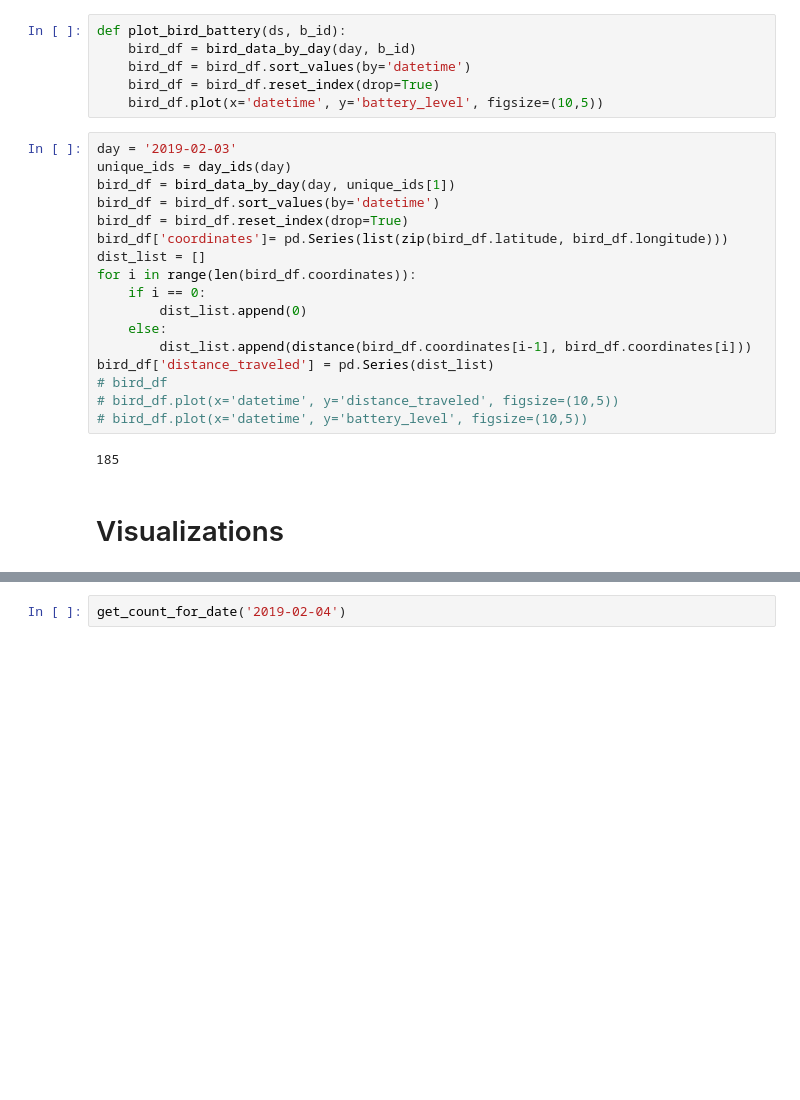
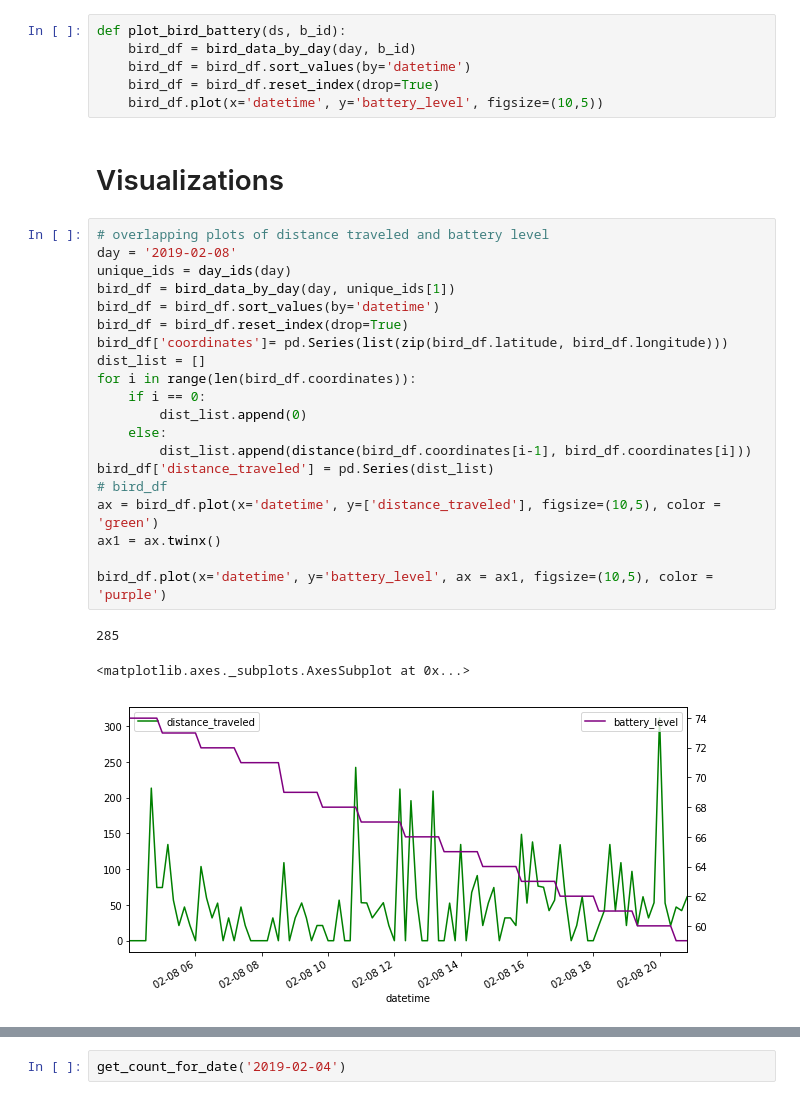
Before and after one commit to brandonapon/birdwatcher, a Jupyter notebook: src/trend_analysis/ride_time_trends.ipynb, the cells around one changed output, grey strips where cells are left out. Cells and saved outputs as stored; diff of their text form; blank space fills up the shorter version.

Commit message:
new visualizations

```diff
--- a/src/trend_analysis/ride_time_trends.ipynb
+++ b/src/trend_analysis/ride_time_trends.ipynb
@@ -77,24 +78,29 @@ def plot_bird_battery(ds, b_id):
     bird_df = bird_df.sort_values(by='datetime')
     bird_df = bird_df.reset_index(drop=True)
     bird_df.plot(x='datetime', y='battery_level', figsize=(10,5))
-# %%
-day = '2019-02-03'
-unique_ids = day_ids(day)
-bird_df = bird_data_by_day(day, unique_ids[1])
-bird_df = bird_df.sort_values(by='datetime')
-bird_df = bird_df.reset_index(drop=True)
-bird_df['coordinates']= pd.Series(list(zip(bird_df.latitude, bird_df.longitude)))
-dist_list = []
-for i in range(len(bird_df.coordinates)):
-    if i == 0:
-        dist_list.append(0)
-    else:
-        dist_list.append(distance(bird_df.coordinates[i-1], bird_df.coordinates[i]))
-bird_df['distance_traveled'] = pd.Series(dist_list)
-# bird_df
-# bird_df.plot(x='datetime', y='distance_traveled', figsize=(10,5))
-# bird_df.plot(x='datetime', y='battery_level', figsize=(10,5))
-# %% [output]
-185
 # %% [markdown]
 # Visualizations
+# %%
+# overlapping plots of distance traveled and battery level
+day = '2019-02-08'
+unique_ids = day_ids(day)
+bird_df = bird_data_by_day(day, unique_ids[1])
+bird_df = bird_df.sort_values(by='datetime')
+bird_df = bird_df.reset_index(drop=True)
+bird_df['coordinates']= pd.Series(list(zip(bird_df.latitude, bird_df.longitude)))
+dist_list = []
+for i in range(len(bird_df.coordinates)):
+    if i == 0:
+        dist_list.append(0)
+    else:
+        dist_list.append(distance(bird_df.coordinates[i-1], bird_df.coordinates[i]))
+bird_df['distance_traveled'] = pd.Series(dist_list)
+# bird_df
+ax = bird_df.plot(x='datetime', y=['distance_traveled'], figsize=(10,5), color = 'green')
+ax1 = ax.twinx()
+
+bird_df.plot(x='datetime', y='battery_level', ax = ax1, figsize=(10,5), color = 'purple')
+# %% [output]
+285
+<matplotlib.axes._subplots.AxesSubplot at 0x...>
+[figure, added]
```
Also changed, not shown: parts of 9 cells of this notebook, 1 other file.
